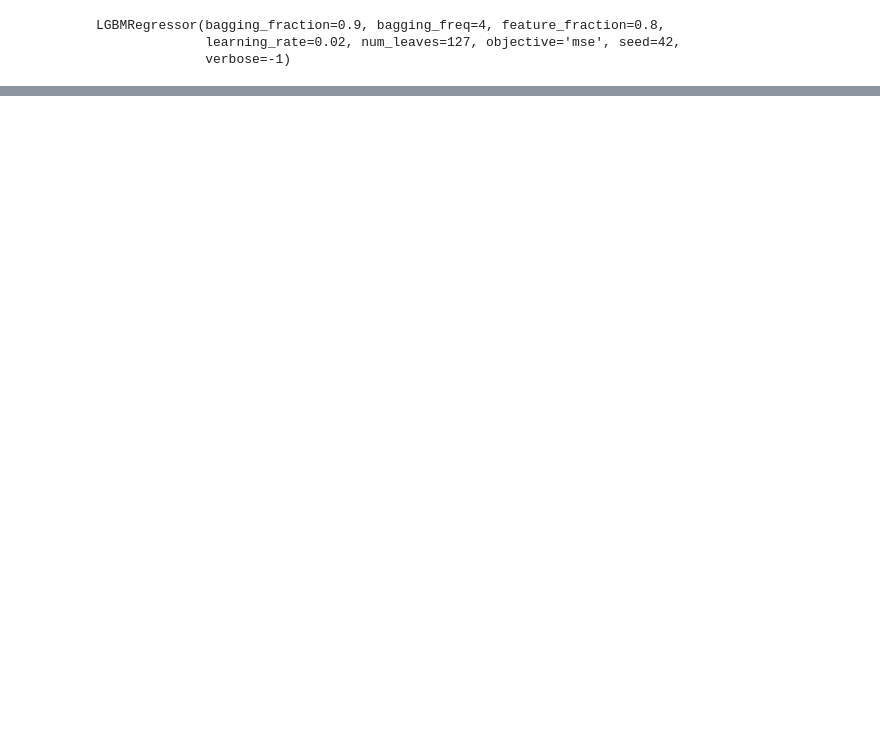
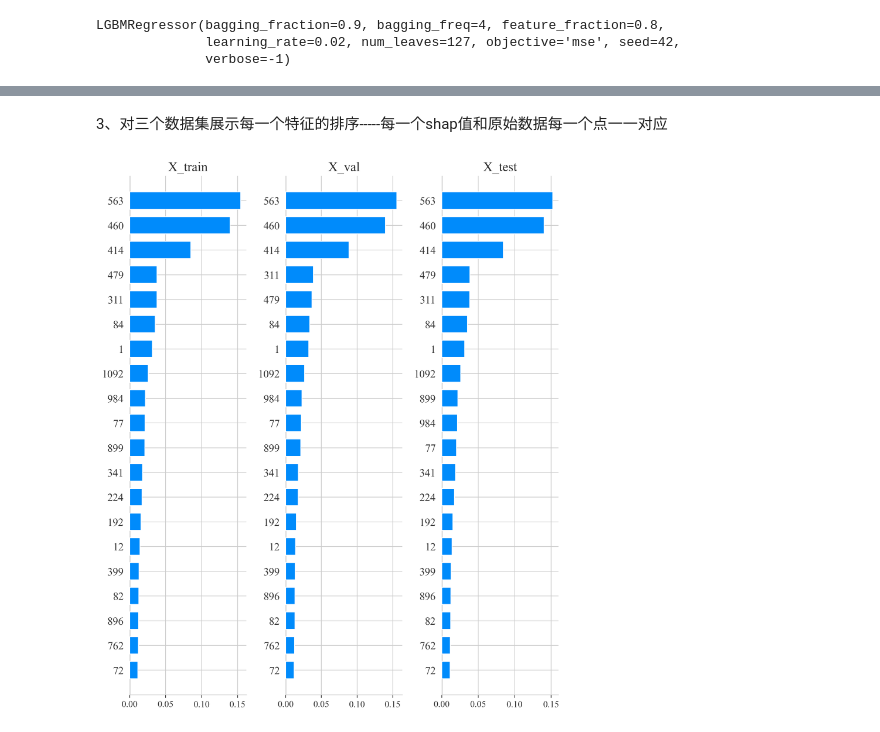
Before and after one commit to Persistence2021/YYL-DTI-MD, a Jupyter notebook: scripts/SHAP.ipynb, the cells around one changed output, grey strips where cells are left out. Saved outputs shown, nothing was run; the diff lists cells and outputs as text; code cells hidden in the pictures; blank space fills up the shorter version.

```diff
--- a/scripts/SHAP.ipynb
+++ b/scripts/SHAP.ipynb
@@ -113,0 +152,30 @@ AttributeError: 'list' object has no attribute 'shape'
+# %% [markdown]
+3、对三个数据集展示每一个特征的排序-----每一个shap值和原始数据每一个点一一对应
+# %%
+# 计算训练集和测试集的shap值
+# shap_value样本取绝对值的平均值从而得到每个特征的重要程度？？？
+shap_values_train = explainer.shap_values(X_train)
+shap_values_val = explainer.shap_values(X_val)
+shap_values_test = explainer.shap_values(X_test)
+
+# 继续绘制shap总结图
+plt.figure(figsize=(15, 5), dpi=300)
+plt.subplot(1, 3, 1)
+shap.summary_plot(shap_values_train, X_train, feature_names=X_train.columns, plot_type="bar", show=False)
+plt.title("X_train")
+plt.xlabel('')
+
+plt.subplot(1, 3, 2)
+shap.summary_plot(shap_values_val, X_val, feature_names=X_val.columns, plot_type="bar", show=False)
+plt.title("X_val")
+plt.xlabel('')
+
+plt.subplot(1, 3, 3)
+shap.summary_plot(shap_values_test, X_test, feature_names=X_test.columns, plot_type="bar", show=False)
+plt.title("X_test")
+plt.xlabel('')
+
+plt.tight_layout()
+plt.show()
+# %% [output]
+[figure, added]
```
Also changed, not shown: parts of 18 cells of this notebook.
